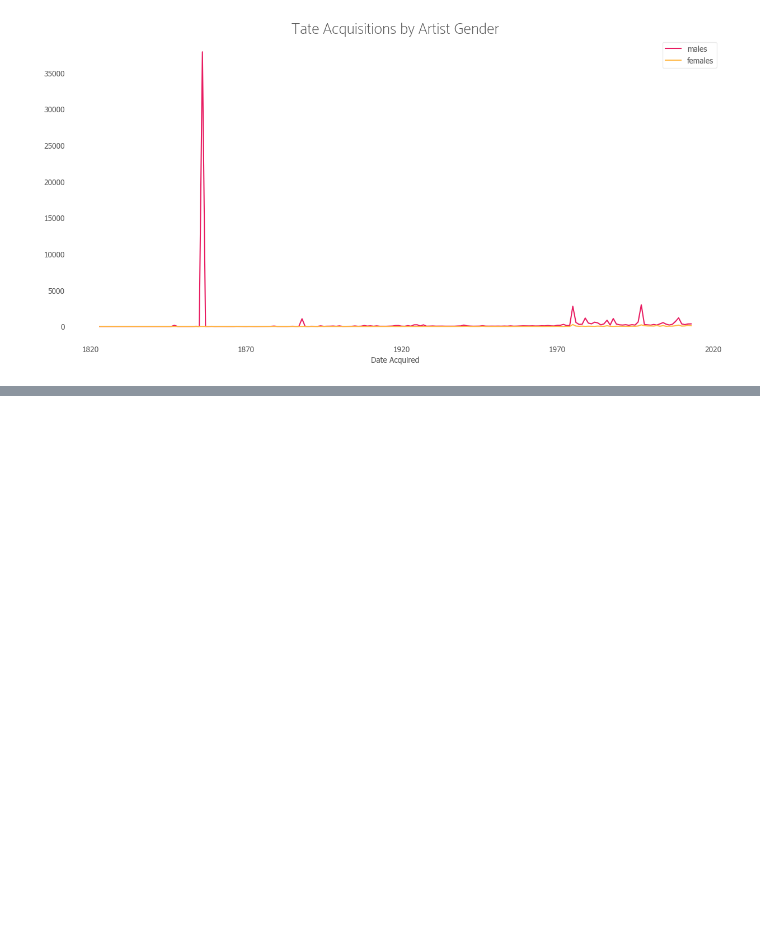
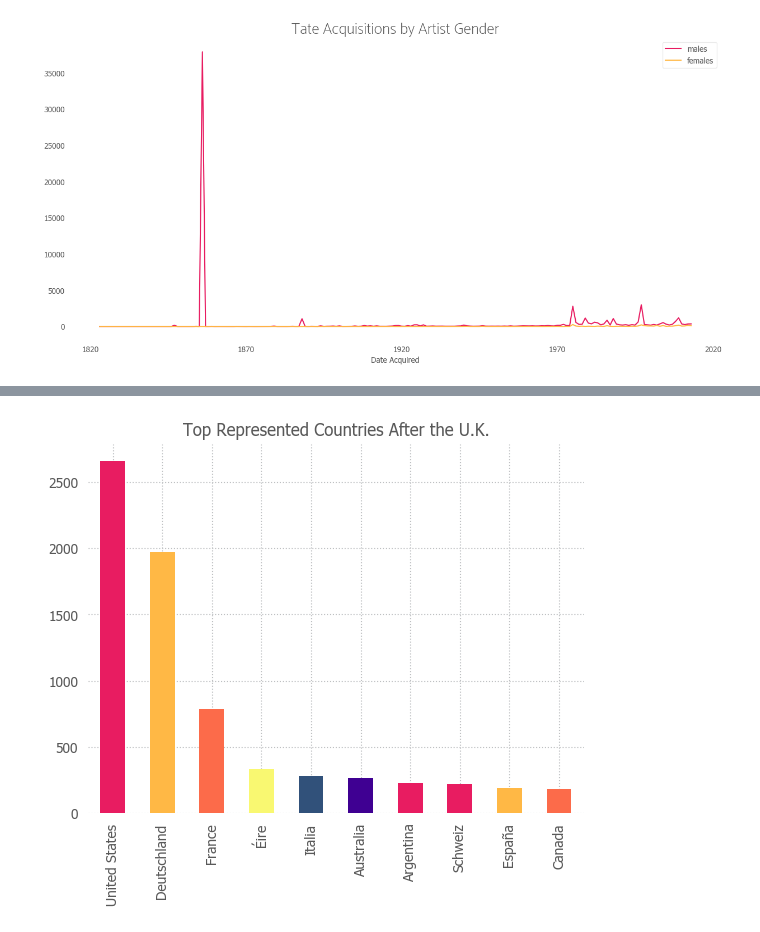
Before and after one commit to angelareplica/data-studio, a Jupyter notebook: code/02-tate-collection/Tate Collection Analysis.ipynb, the cells around one changed output, grey strips where cells are left out. Drawn from its saved outputs; the diff is of its cells as text; code cells hidden in the pictures; blank space fills up the shorter version.

```diff
--- a/code/02-tate-collection/Tate Collection Analysis.ipynb
+++ b/code/02-tate-collection/Tate Collection Analysis.ipynb
@@ -194 +254,9 @@ Text(0,0.5,'')
 [figure]
+# %%
+# What countries are the Tate's artists from?
+df['birth_country'] = df.placeOfBirth.str.extract(", (.*)")
+# %%
+df[df.birth_country != "United Kingdom"].birth_country.value_counts().head(10).plot(kind='bar', title="Top Represented Countries After the U.K.")
+plt.show()
+# %% [output]
+[figure, added]
```
Also changed, not shown: parts of 37 cells of this notebook, 3 other files.
